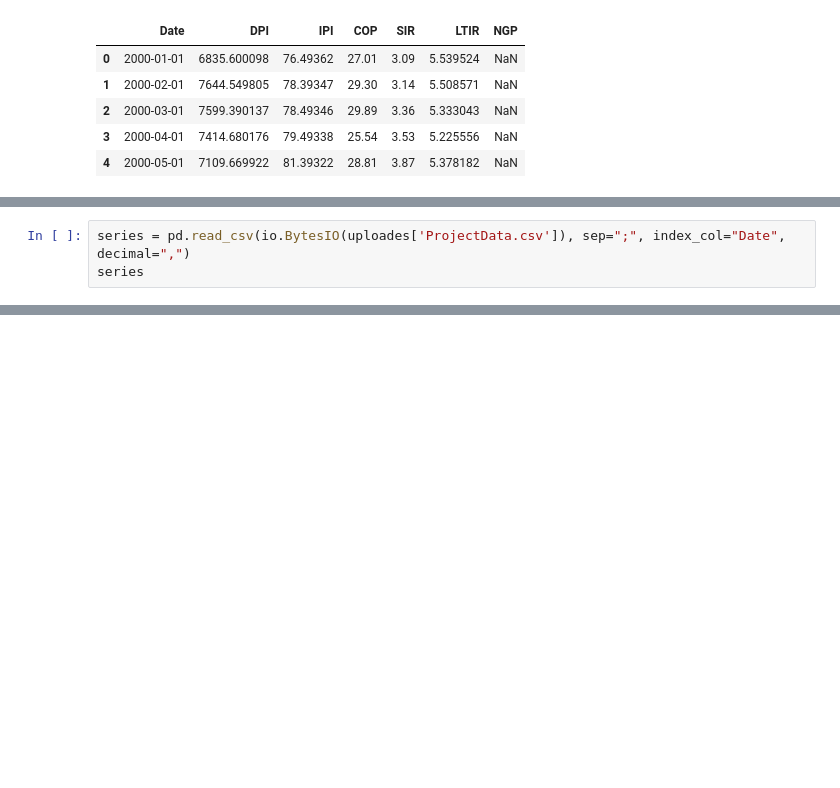
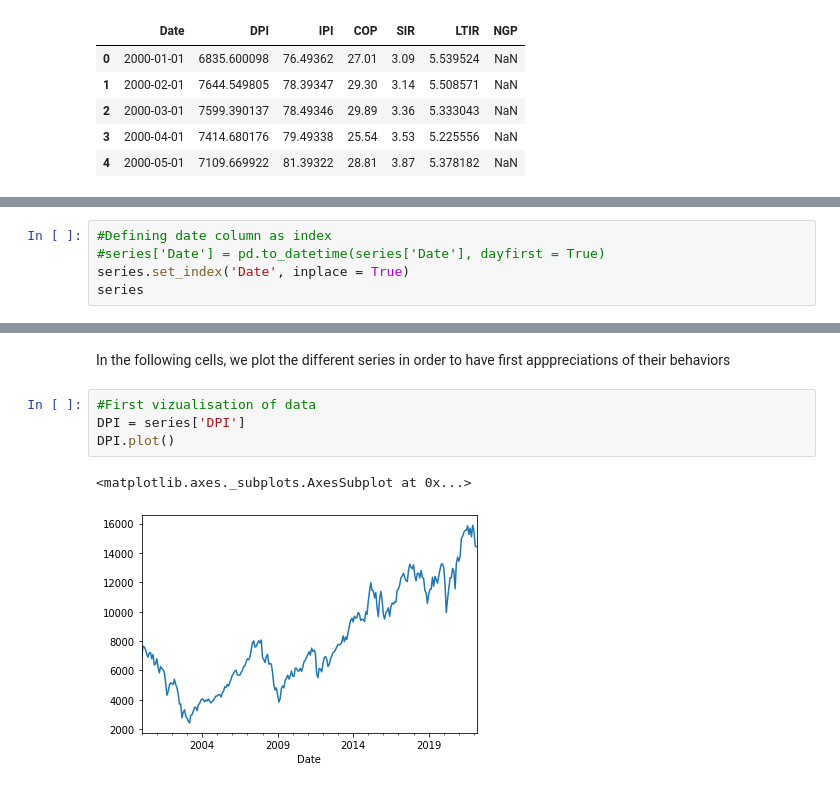
Before and after one commit to flokoafon/WQU_project, a Jupyter notebook: WQU_project.ipynb, the cells around one changed output, grey strips where cells are left out. Cells and saved outputs as stored; diff of their text form; blank space fills up the shorter version.

```diff
--- a/WQU_project.ipynb
+++ b/WQU_project.ipynb
@@ -28,3 +23,0 @@ Saving ProjectData.csv to ProjectData.csv
-# %%
-series = pd.read_csv(io.BytesIO(uploades['ProjectData.csv']), sep=";", index_col="Date", decimal=",")
-series
@@ -45,0 +32,5 @@ series
+# %%
+#Defining date column as index
+#series['Date'] = pd.to_datetime(series['Date'], dayfirst = True)
+series.set_index('Date', inplace = True)
+series
@@ -45,0 +78,9 @@ series
+# %% [markdown]
+In the following cells, we plot the different series in order to have first apppreciations of their behaviors
+# %%
+#First vizualisation of data
+DPI = series['DPI']
+DPI.plot()
+# %% [output]
+<matplotlib.axes._subplots.AxesSubplot at 0x...>
+[figure, added]
```
Also changed, not shown: parts of 19 cells of this notebook.
